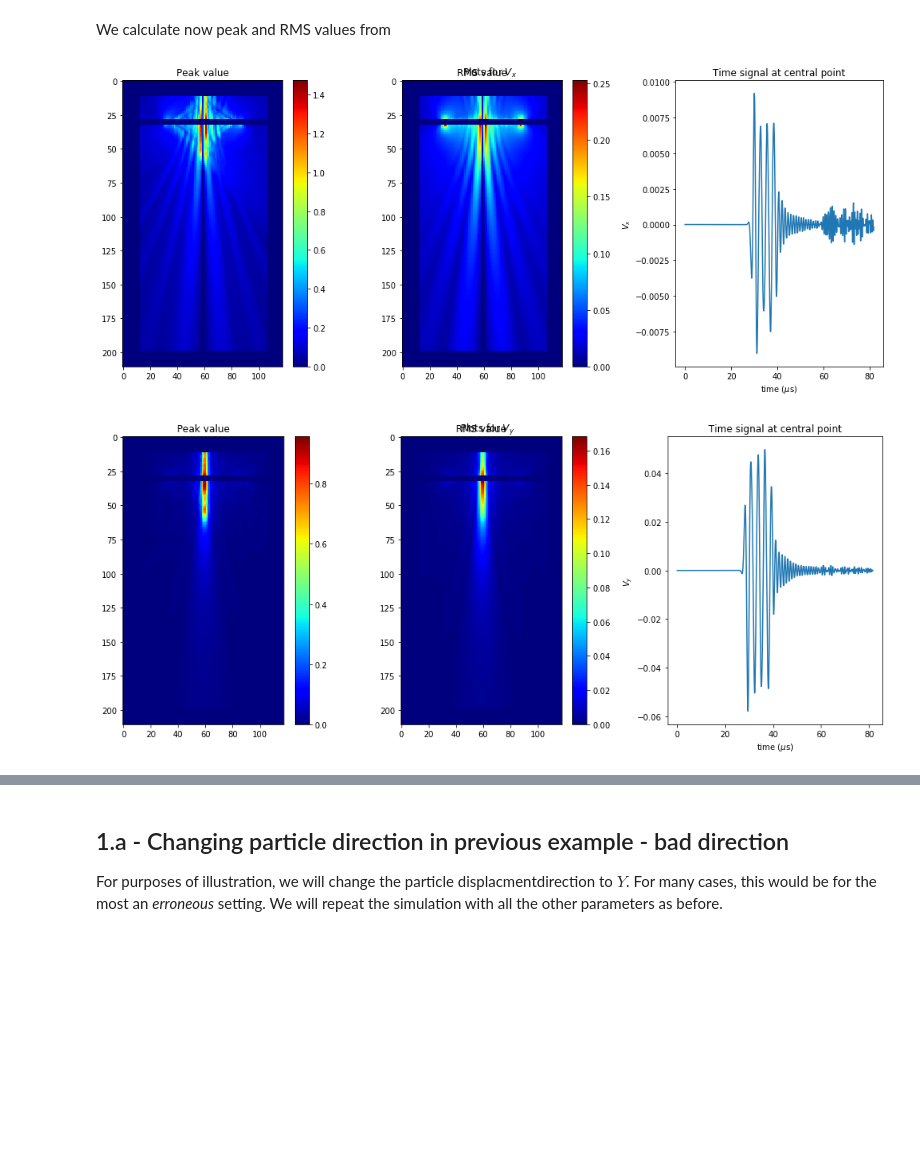
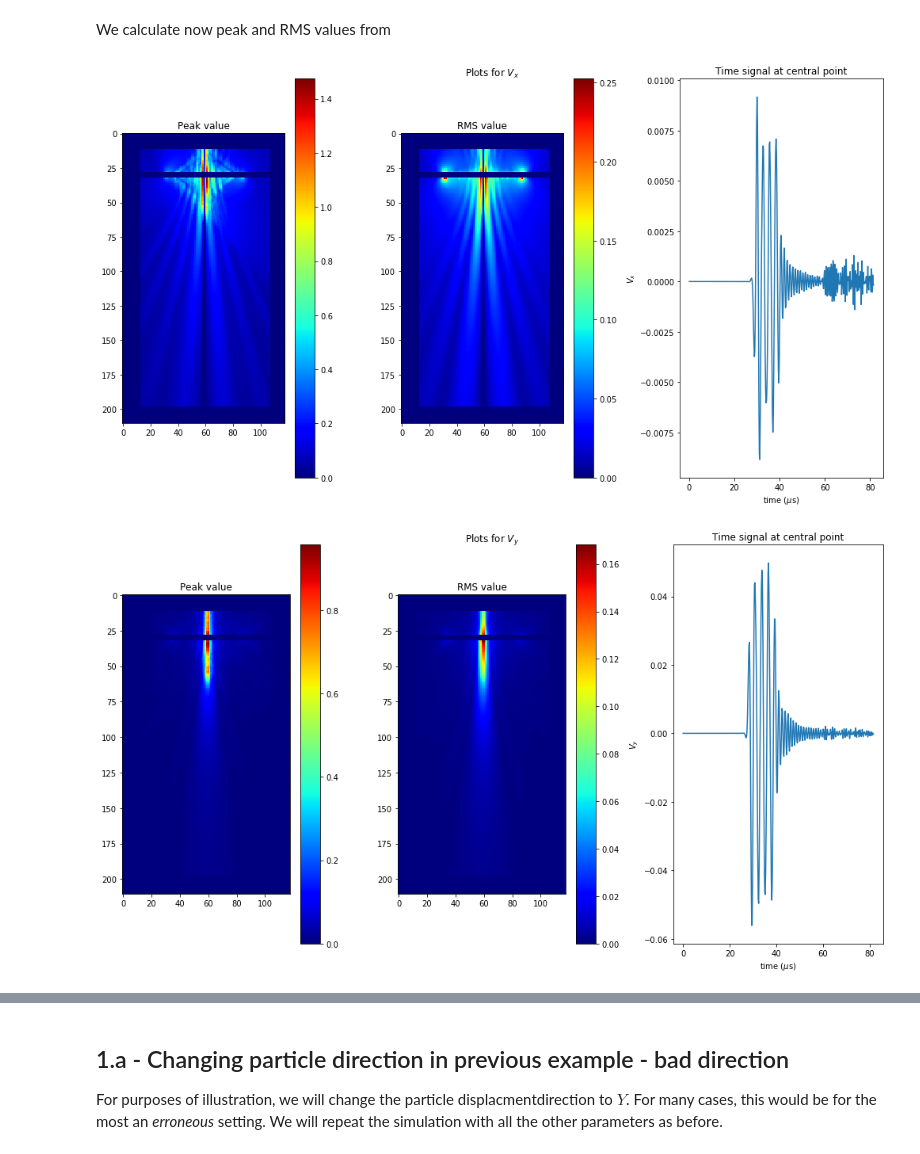
Before and after one commit to ProteusMRIgHIFU/BabelViscoFDTD, a Jupyter notebook: Example Notebooks/2 - Control of directivity .ipynb, the cells around one changed output, grey strips where cells are left out. Saved outputs shown, nothing was run; the diff lists cells and outputs as text; code cells hidden in the pictures; blank space fills up the shorter version.

```diff
--- a/Example Notebooks/2 - Control of directivity .ipynb
+++ b/Example Notebooks/2 - Control of directivity .ipynb
@@ -165,33 +165,33 @@ for s in ['Vx','Vy','Vz']:
     #We use the IndexSensorMap array that was used in the low level function to
     for n, index in enumerate( InputParam['IndexSensorMap']):
         k=int(index/(N1*N2))
         j=int(index%(N1*N2))
         i=int(j%N1)
         j=int(j/N1)
         assert(j==N2/2) #all way up we specified the XZ plane at N2/2, this assert should pass
         if i==int(N1/2) and k==int(N3/2):
             CentralPoint=n #we save this to later plot the time signal at the center
         MaxSensorPlane[i,k]=np.max(Sensor[s][n,:])
         RMSSensorPlane[i,k]=np.sqrt(1./len(Sensor[s][n,:])*np.sum(Sensor[s][n,:]**2))
     MaxSensorPlane[:,LocZ-2:LocZ+2]=0
     RMSSensorPlane[:,LocZ-2:LocZ+2]=0
 
-    plt.figure(figsize=(14,6))
+    plt.figure(figsize=(14,8))
     plt.subplot(1,3,1)
     plt.imshow(MaxSensorPlane.T,cmap=plt.cm.jet)
     plt.title('Peak value')
     plt.colorbar()
     plt.subplot(1,3,2)
     plt.imshow(RMSSensorPlane.T,cmap=plt.cm.jet)
     plt.title('RMS value')
     plt.colorbar()
     plt.subplot(1,3,3)
     plt.plot(Sensor['time']*1e6,Sensor[s][CentralPoint])
     plt.xlabel('time ($\mu$s)')
     plt.ylabel('$'+s[0]+'_'+s[1]+'$')
     plt.title('Time signal at central point')
     plt.suptitle('Plots for $'+s[0]+'_'+s[1]+'$')
     plt.tight_layout()
 # %% [output]
-[figure, old version]
+[figure, new version]
-[figure, old version]
+[figure, new version]
```
Also changed, not shown: parts of 7 cells of this notebook, 14 other files.
